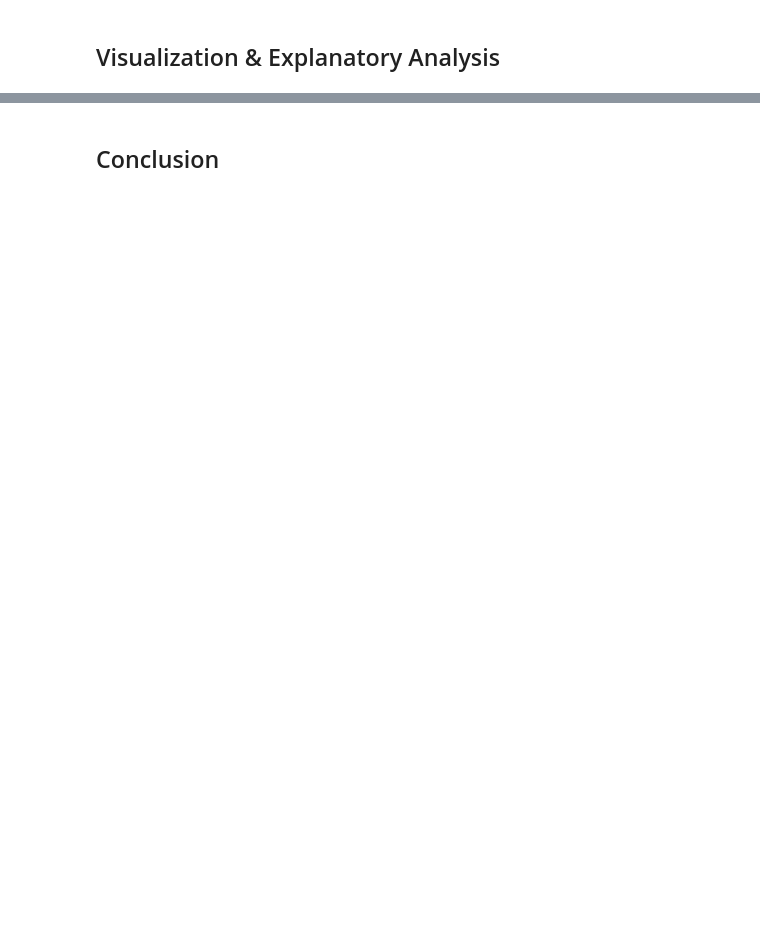
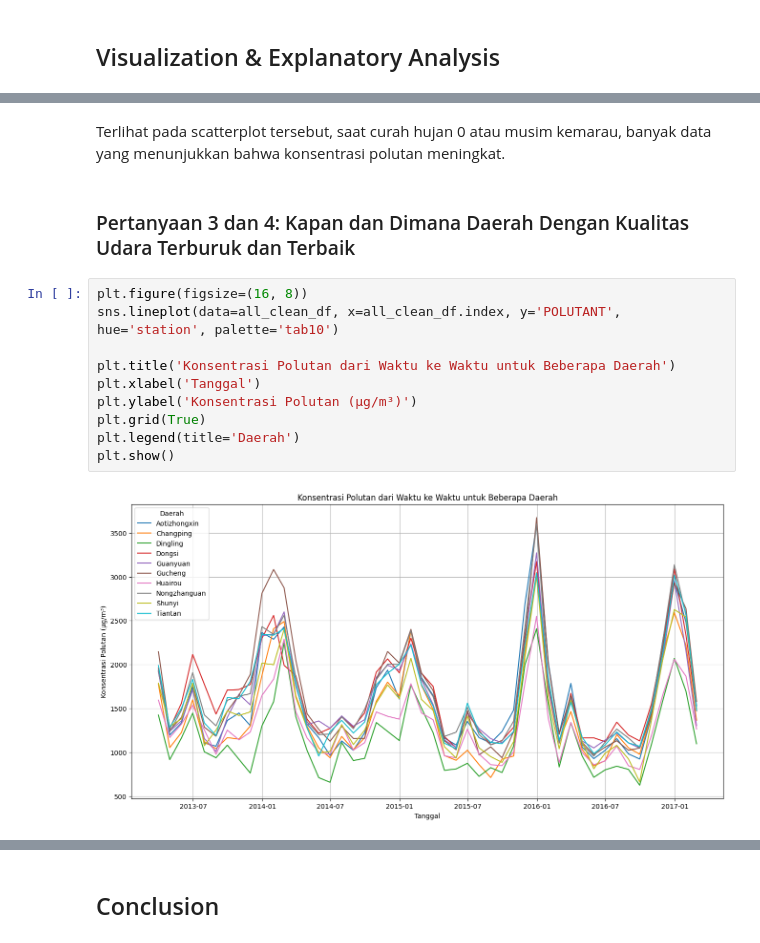
Before and after one commit to nurfianqodar/dicoding_dashboard, a Jupyter notebook: notebook.ipynb, the cells around one changed output, grey strips where cells are left out. Drawn from its saved outputs; the diff is of its cells as text; blank space fills up the shorter version.

```diff
--- a/notebook.ipynb
+++ b/notebook.ipynb
@@ -30,0 +652,16 @@
+# %% [markdown]
+Terlihat pada scatterplot tersebut, saat curah hujan 0 atau musim kemarau, banyak data yang menunjukkan bahwa konsentrasi polutan meningkat.
+# %% [markdown]
+### Pertanyaan 3 dan 4: Kapan dan Dimana Daerah Dengan Kualitas Udara Terburuk dan Terbaik
+# %%
+plt.figure(figsize=(16, 8))
+sns.lineplot(data=all_clean_df, x=all_clean_df.index, y='POLUTANT', hue='station', palette='tab10')
+
+plt.title('Konsentrasi Polutan dari Waktu ke Waktu untuk Beberapa Daerah')
+plt.xlabel('Tanggal')
+plt.ylabel('Konsentrasi Polutan (µg/m³)')
+plt.grid(True)
+plt.legend(title='Daerah')
+plt.show()
+# %% [output]
+[figure, added]
```
Also changed, not shown: parts of 72 cells of this notebook, 2 other files.
